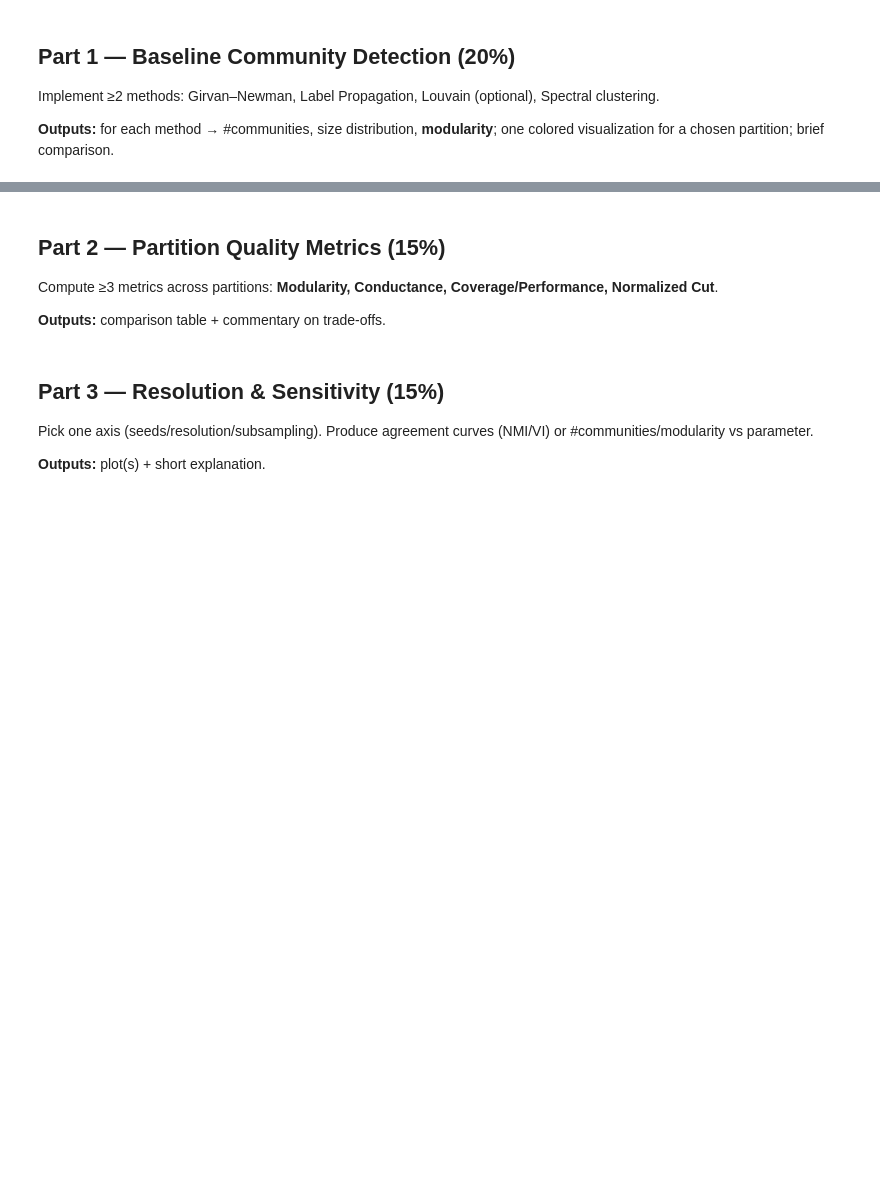
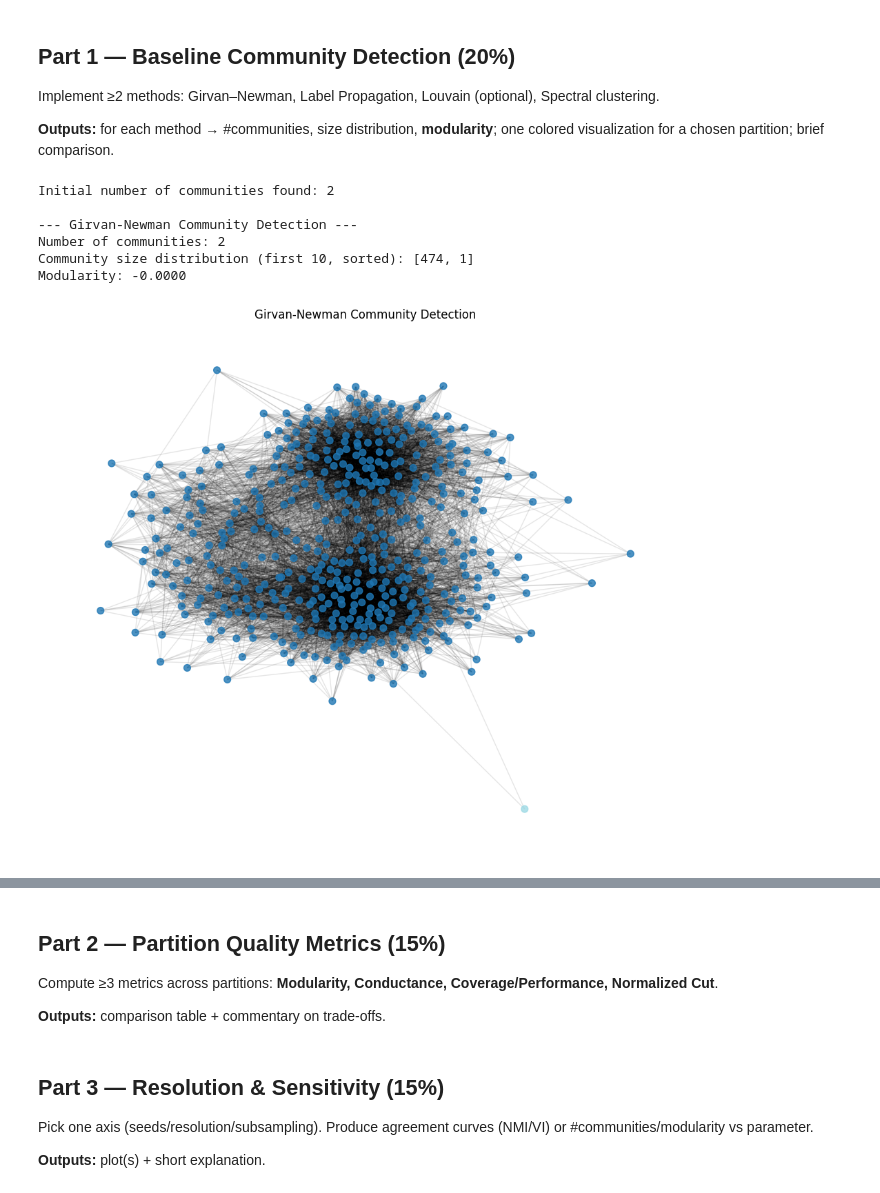
Before and after one commit to nurfnick/NetworkScience, a Jupyter notebook: HomeworkAssignments/Project4.ipynb, the cells around one changed output, grey strips where cells are left out. Cells and saved outputs as stored; diff of their text form; code cells hidden in the pictures; blank space fills up the shorter version.

```diff
--- a/HomeworkAssignments/Project4.ipynb
+++ b/HomeworkAssignments/Project4.ipynb
@@ -37,0 +75,76 @@ Implement ≥2 methods: Girvan–Newman, Label Propagation, Louvain (optional),
+# %%
+
+
+# Apply Girvan-Newman algorithm
+communities_generator = co.girvan_newman(G)
+
+# Iterate to get a suitable partition (e.g., the first non-trivial partition)
+# For larger graphs, iterating until modularity peaks or a certain number of communities is reached might be better.
+# For this example, let's take the first partition found by the generator.
+
+# Get the first partition
+# The generator yields a tuple of frozensets, each frozenset is a community
+# We'll take the first split (2 communities)
+
+try:
+    # Get communities for the first split
+    first_partition = next(communities_generator)
+    # Convert frozensets to sets for easier manipulation if needed
+    communities = [set(c) for c in first_partition]
+
+    # If the first split is trivial (e.g., one huge community and many singletons), try to get the next split
+    # However, for Girvan-Newman, it typically starts by splitting the graph into two large components.
+    # For simplicity, we stick to the first partition initially.
+
+    print(f"Initial number of communities found: {len(communities)}")
+
+    # Calculate modularity
+    mod = co.modularity(G, communities)
+
+    # Determine number of communities
+    num_communities = len(communities)
+
+    # Calculate size distribution
+    community_sizes = [len(c) for c in communities]
+
+    print(f"\n--- Girvan-Newman Community Detection ---")
+    print(f"Number of communities: {num_communities}")
+    print(f"Community size distribution (first 10, sorted): {sorted(community_sizes, reverse=True)[:10]}")
+    print(f"Modularity: {mod:.4f}")
+
+    # Create a mapping from node to color based on community
+    node_colors = ['None'] * G.number_of_nodes() # Initialize with 'None' or a default color
+    color_map = plt.cm.get_cmap('tab20', num_communities)
+
+    node_to_community_id = {}
+    for i, comm in enumerate(communities):
+        for node in comm:
+            node_to_community_id[node] = i
+
+    # Assign colors based on community ID
+    # Ensure all nodes in G are covered. Some nodes might be isolated and not part of any found community if `first_partition` is not exhaustive.
+    # The Girvan-Newman typically provides a partition of all nodes.
+
+    colors = [color_map(node_to_community_id.get(node, -1)) for node in G.nodes()]
+
+    # Visualize the communities
+    plt.figure(figsize=(12, 10))
+    pos = nx.spring_layout(G, k=0.1, iterations=50) # Fruchterman-Reingold layout for better visualization
+    nx.draw_networkx_nodes(G, pos, node_color=colors, node_size=50, alpha=0.8)
+    nx.draw_networkx_edges(G, pos, alpha=0.1)
+    plt.title("Girvan-Newman Community Detection")
+    plt.axis('off')
+    plt.show()
+
+except StopIteration:
+    print("Girvan-Newman generator did not yield any communities.")
+except Exception as e:
+    print(f"An error occurred: {e}")
+# %% [output]
+Initial number of communities found: 2
+
+--- Girvan-Newman Community Detection ---
+Number of communities: 2
+Community size distribution (first 10, sorted): [474, 1]
+Modularity: -0.0000
+[figure, added]
```
Also changed, not shown: parts of 9 cells of this notebook.
